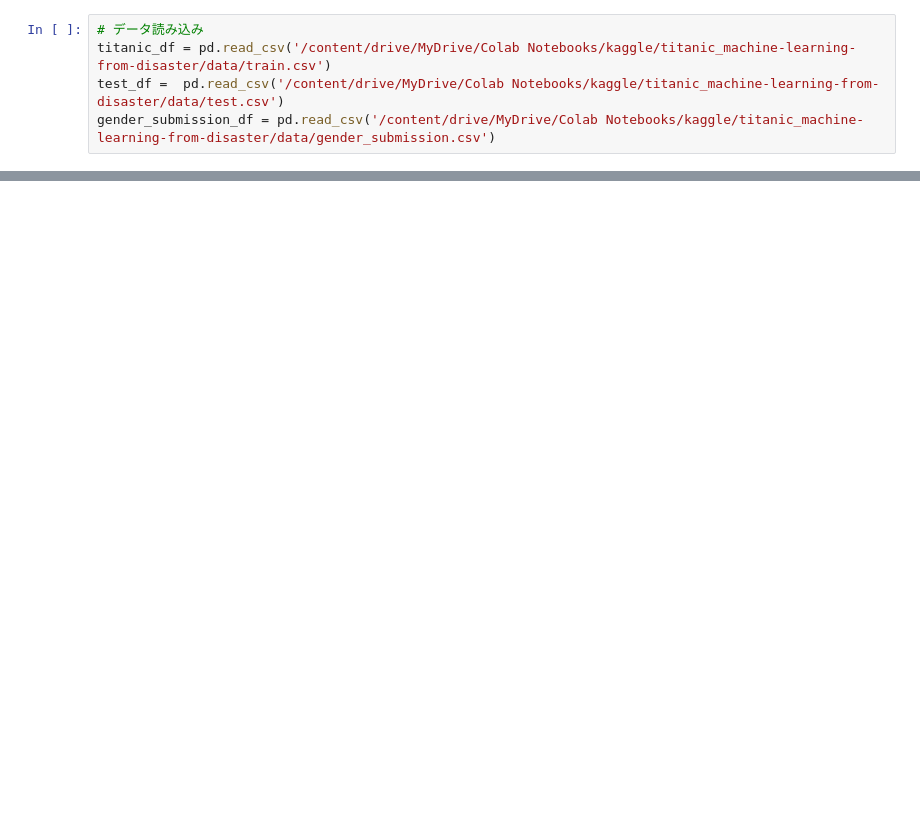
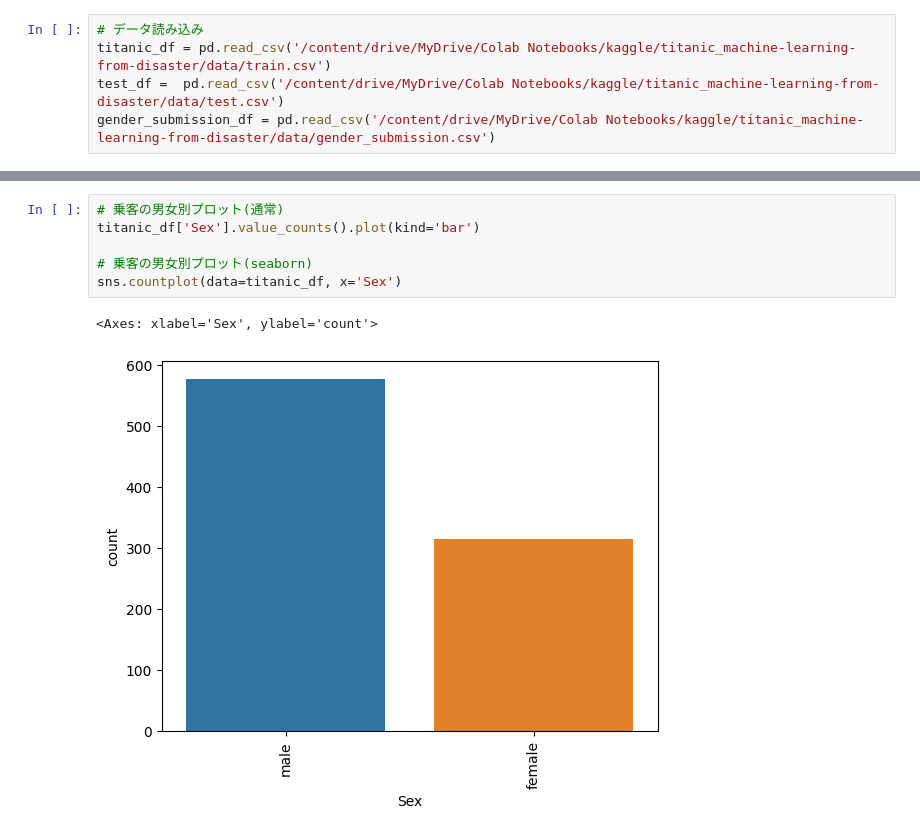
Before and after one commit to usma11dia0/training_of_kaggle, a Jupyter notebook: google_colab/titanic_udemy.ipynb, the cells around one changed output, grey strips where cells are left out. Saved outputs shown, nothing was run; the diff lists cells and outputs as text; blank space fills up the shorter version.

```diff
--- a/google_colab/titanic_udemy.ipynb
+++ b/google_colab/titanic_udemy.ipynb
@@ -21,0 +68,9 @@ titanic_df.head()
+# %%
+# 乗客の男女別プロット(通常)
+titanic_df['Sex'].value_counts().plot(kind='bar')
+
+# 乗客の男女別プロット(seaborn)
+sns.countplot(data=titanic_df, x='Sex')
+# %% [output]
+<Axes: xlabel='Sex', ylabel='count'>
+[figure, added]
```
Also changed, not shown: parts of 16 cells of this notebook.
